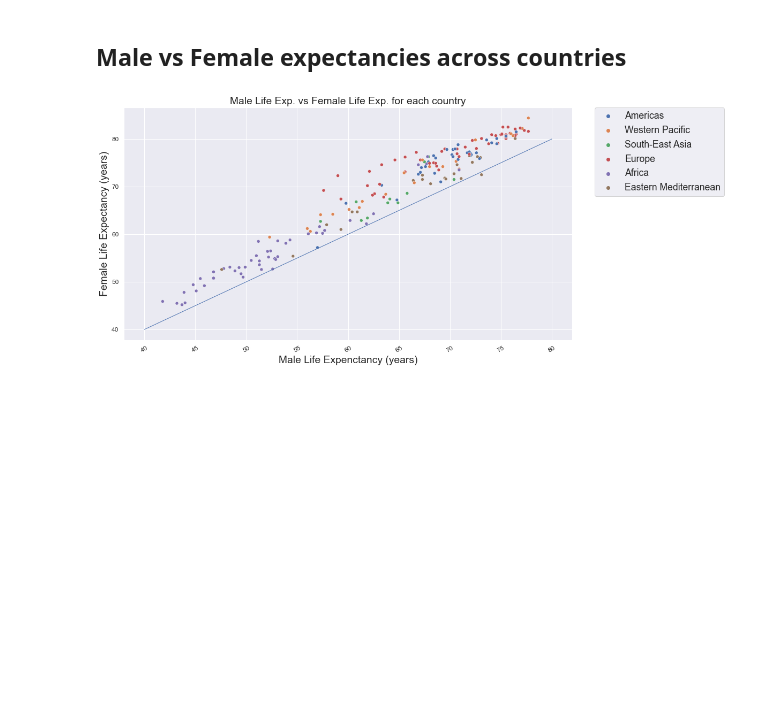
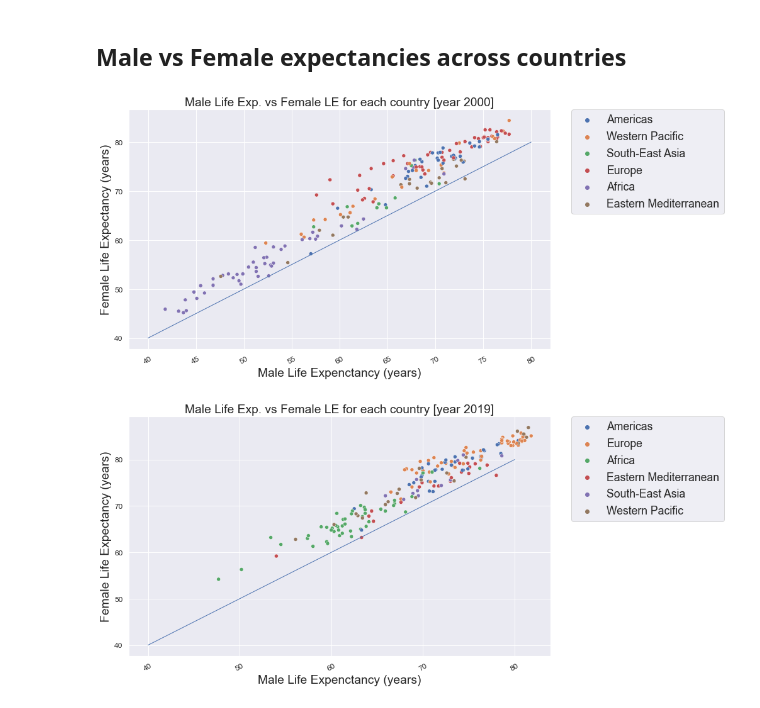
Before and after one commit to Rodrigo-gon-pul/data_science_projects, a Jupyter notebook: life_expectancy/main.ipynb, the cells around one changed output. Cells and saved outputs as stored; diff of their text form; code cells hidden in the pictures; blank space fills up the shorter version.

```diff
--- a/life_expectancy/main.ipynb
+++ b/life_expectancy/main.ipynb
@@ -168,21 +185,40 @@ plt.show()
 ## Male vs Female expectancies across countries
 # %%
 sns.set(font_scale = 1.6)
-plt.figure(figsize=(15,8))
+plt.figure(figsize=(12,7))
 
 male_expectancy_2000 = life_expectancy_2000[(life_expectancy_2000.sex == "Male")]
 female_expectancy_2000 = life_expectancy_2000[(life_expectancy_2000.sex == "Female")]
 merged_expectancy_2000 = male_expectancy_2000.merge(right=female_expectancy_2000, on='country', how='left')
 merged_expectancy_2000 = merged_expectancy_2000.dropna(axis=0, subset=['who_region_x','country','display_value_x','display_value_y'])
 
 scatter = sns.scatterplot(data=merged_expectancy_2000, x='display_value_x', y='display_value_y', hue='who_region_x')
-plot_title= 'Male Life Exp. vs Female Life Exp. for each country'
-scatter.set(xlabel='Male Life Expenctancy (years)', ylabel='Female Life Expectancy (years)', title=plot_title)
+plot_title= 'Male Life Exp. vs Female LE for each country [year 2000]'
+scatter.set(xlabel='Male Life Expectancy (years)', ylabel='Female Life Expectancy (years)', title=plot_title)
 plt.xticks(rotation=30, fontsize=12)
 plt.yticks(fontsize=12)
 plt.legend(bbox_to_anchor=(1.05, 1), loc=2, borderaxespad=0.)
 line = np.linspace(40, 80, 100)
 plt.plot(line, line, linewidth=1)
 plt.show()
+
+sns.set(font_scale = 1.6)
+plt.figure(figsize=(12,7))
+
+male_expectancy_2019 = life_expectancy_2019[(life_expectancy_2019.sex == "Male")]
+female_expectancy_2019 = life_expectancy_2019[(life_expectancy_2019.sex == "Female")]
+merged_expectancy_2019 = male_expectancy_2019.merge(right=female_expectancy_2019, on='country', how='left')
+merged_expectancy_2019 = merged_expectancy_2019.dropna(axis=0, subset=['who_region_x','country','display_value_x','display_value_y'])
+
+scatter = sns.scatterplot(data=merged_expectancy_2019, x='display_value_x', y='display_value_y', hue='who_region_x')
+plot_title= 'Male Life Exp. vs Female LE for each country [year 2019]'
+scatter.set(xlabel='Male Life Expectancy (years)', ylabel='Female Life Expectancy (years)', title=plot_title)
+plt.xticks(rotation=30, fontsize=12)
+plt.yticks(fontsize=12)
+plt.legend(bbox_to_anchor=(1.05, 1), loc=2, borderaxespad=0.)
+line = np.linspace(40, 80, 100)
+plt.plot(line, line, linewidth=1)
+plt.show()
 # %% [output]
-[figure, old version]
+[figure, new version]
+[figure, added]
```
Also changed, not shown: parts of 14 cells of this notebook, 1 other file.
